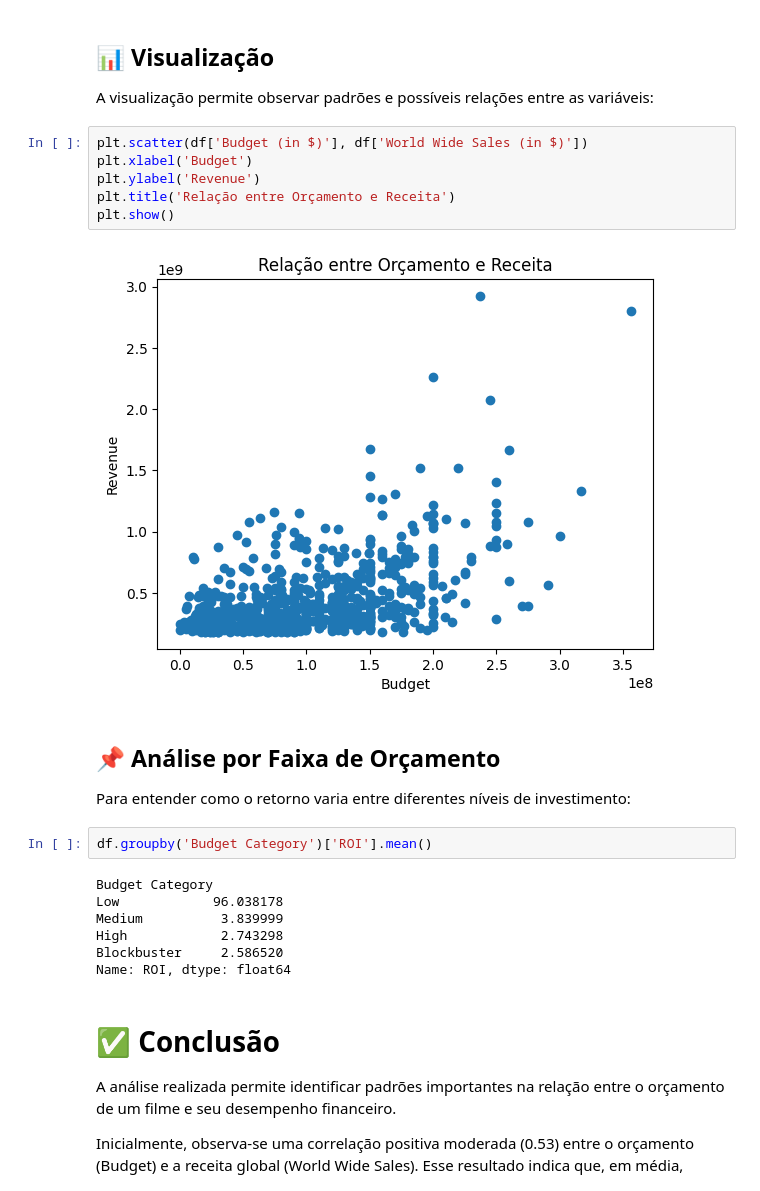
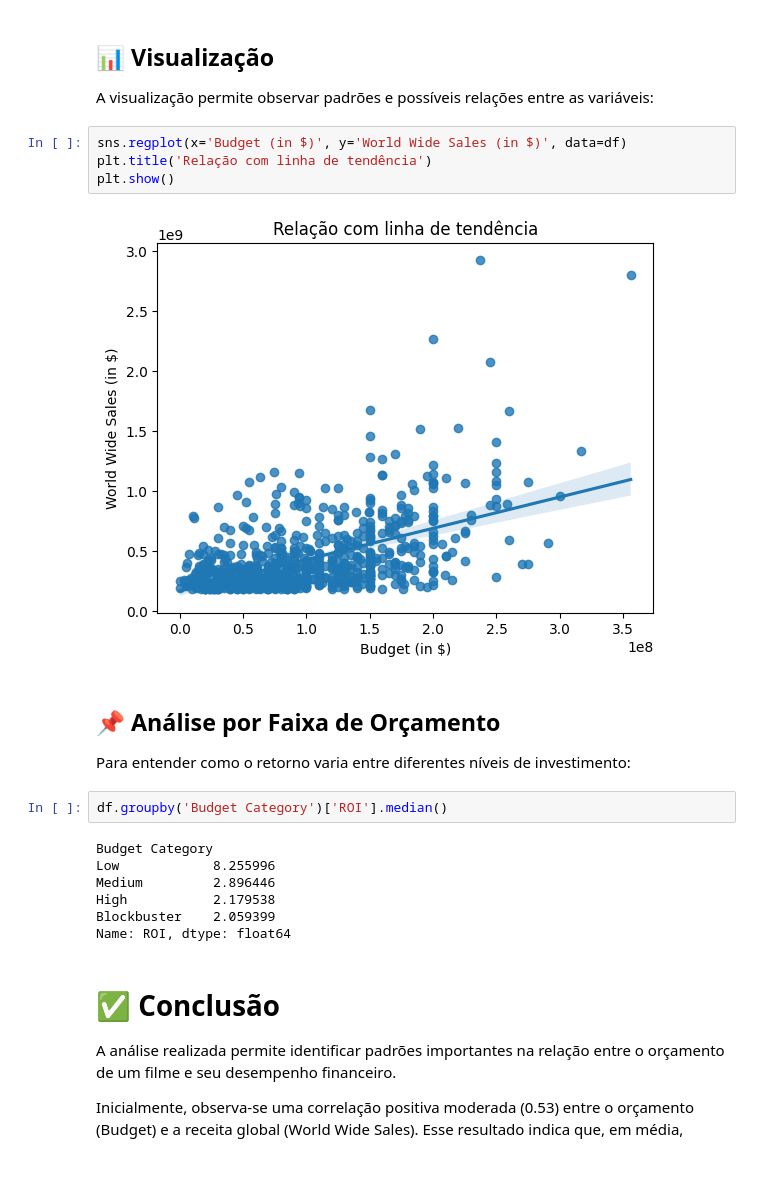
Before and after one commit to gabrielaniceto1/TrabalhoEstatistica, a Jupyter notebook: pergunta2.ipynb, the cells around one changed output. Saved outputs shown, nothing was run; the diff lists cells and outputs as text.

```diff
--- a/pergunta2.ipynb
+++ b/pergunta2.ipynb
@@ -147,25 +151,23 @@ df[['Log Budget', 'Log Revenue']].corr()
 
 A visualização permite observar padrões e possíveis relações entre as variáveis:
 # %%
-plt.scatter(df['Budget (in $)'], df['World Wide Sales (in $)'])
-plt.xlabel('Budget')
-plt.ylabel('Revenue')
-plt.title('Relação entre Orçamento e Receita')
+sns.regplot(x='Budget (in $)', y='World Wide Sales (in $)', data=df)
+plt.title('Relação com linha de tendência')
 plt.show()
 # %% [output]
-[figure, old version]
+[figure, new version]
 # %% [markdown]
 ## 📌 Análise por Faixa de Orçamento
 
 Para entender como o retorno varia entre diferentes níveis de investimento:
 # %%
-df.groupby('Budget Category')['ROI'].mean()
+df.groupby('Budget Category')['ROI'].median()
 # %% [output]
 Budget Category
-Low            96.038178
-Medium          3.839999
-High            2.743298
-Blockbuster     2.586520
+Low            8.255996
+Medium         2.896446
+High           2.179538
+Blockbuster    2.059399
 Name: ROI, dtype: float64
 # %% [markdown]
 # ✅ Conclusão
```
Also changed, not shown: parts of 2 cells of this notebook.
